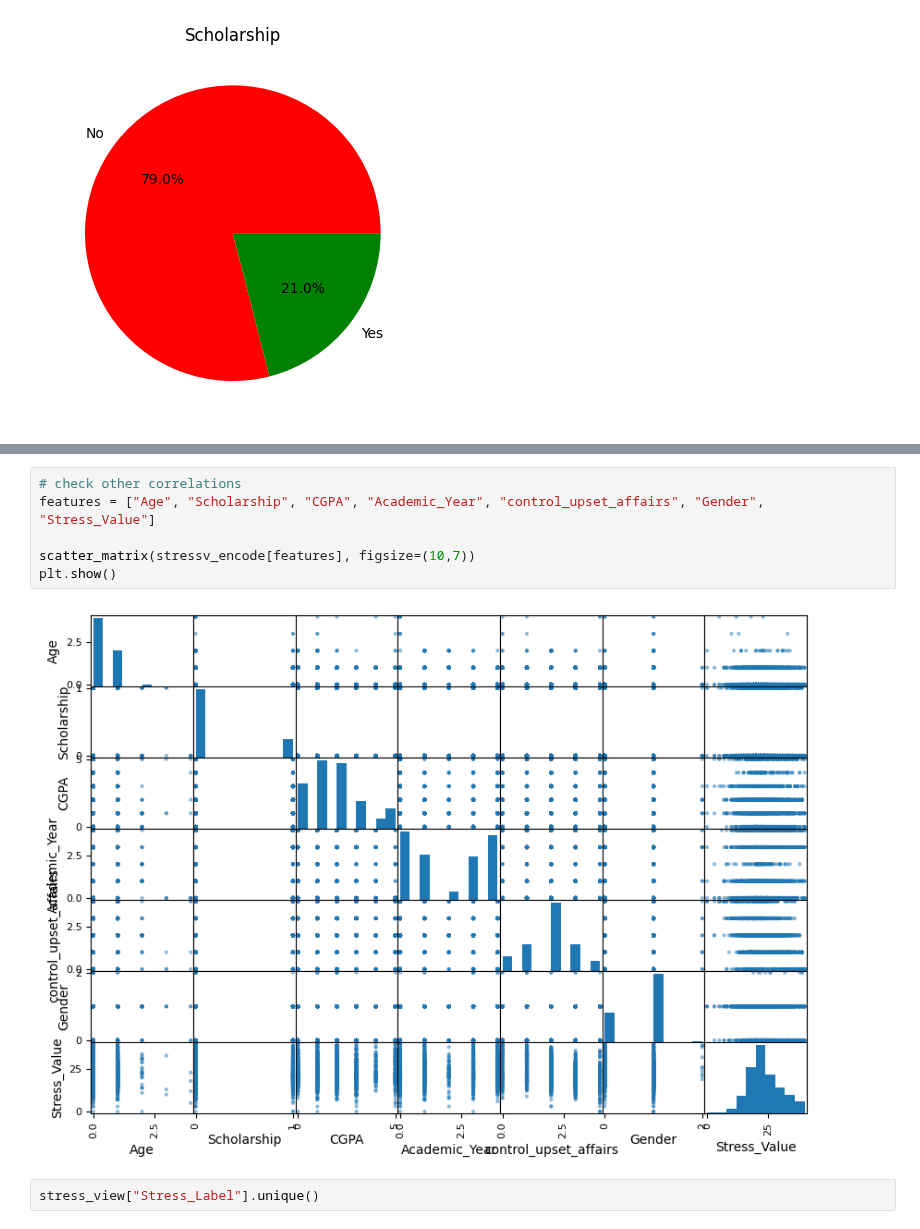
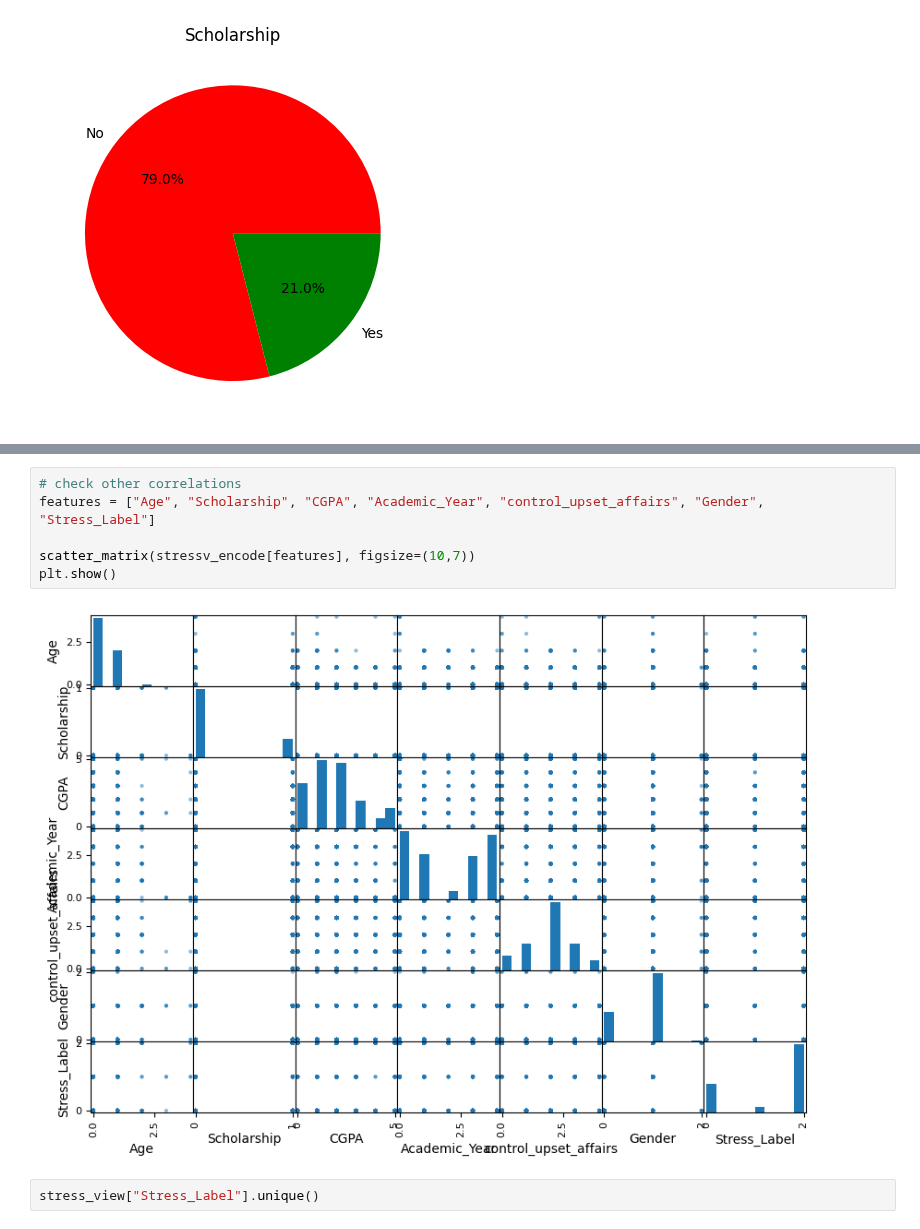
Before and after one commit to salmanafzali/Student-Stress-Level-, a Jupyter notebook: stress.ipynb, the cells around one changed output, grey strips where cells are left out. Drawn from its saved outputs; the diff is of its cells as text.

```diff
--- a/stress.ipynb
+++ b/stress.ipynb
@@ -239,11 +241,11 @@ Name: Stress_Value, dtype: float64
 # %%
 # check other correlations
-features = ["Age", "Scholarship", "CGPA", "Academic_Year", "control_upset_affairs", "Gender", "Stress_Value"]
+features = ["Age", "Scholarship", "CGPA", "Academic_Year", "control_upset_affairs", "Gender", "Stress_Label"]
 
 scatter_matrix(stressv_encode[features], figsize=(10,7))
 plt.show()
 # %% [output]
-[figure, old version]
+[figure, new version]
 # %%
 stress_view["Stress_Label"].unique()
 # %% [output]
```
Also changed, not shown: parts of 7 cells of this notebook.
